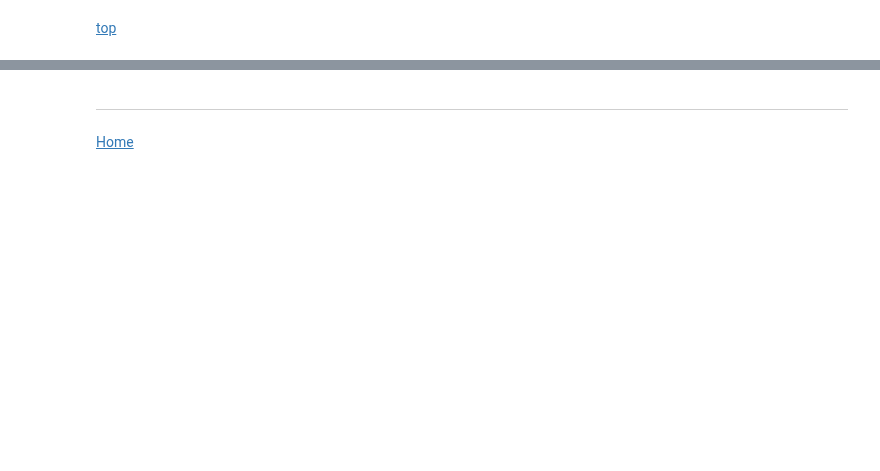
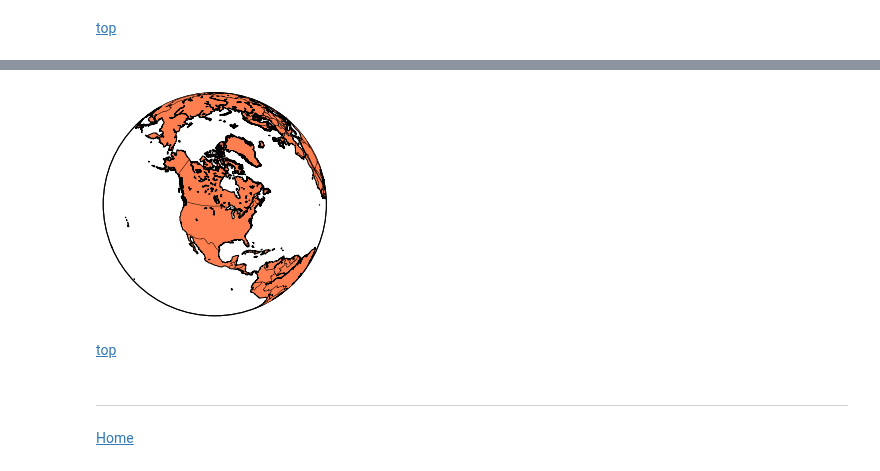
Before and after one commit to ehmatthes/intro_programming, a Jupyter notebook: notebooks/visualization_earthquakes.ipynb, the cells around one changed output, grey strips where cells are left out. Cells and saved outputs as stored; diff of their text form; code cells hidden in the pictures; blank space fills up the shorter version.

```diff
--- a/notebooks/visualization_earthquakes.ipynb
+++ b/notebooks/visualization_earthquakes.ipynb
@@ -154,3 +180,23 @@ If you get a map that looks incomplete, such as the one below, you may want to t
+# %%
+from mpl_toolkits.basemap import Basemap
+import matplotlib.pyplot as plt
+import numpy as np
+
+# make sure the value of resolution is a lowercase L,
+#  for 'low', not a numeral 1
+map = Basemap(projection='ortho', lat_0=50, lon_0=-100,
+              resolution='l', area_thresh=1000.0)
+
+map.drawcoastlines()
+map.drawcountries()
+map.fillcontinents(color='coral')
+map.drawmapboundary()
+
+plt.show()
+# %% [output]
+[figure, added]
+# %% [markdown]
+[top](#)
 # %% [markdown]
 - - -
 [Home](http://nbviewer.ipython.org/urls/raw.github.com/ehmatthes/intro_programming/master/notebooks/index.ipynb)
```
Also changed, not shown: parts of 4 cells of this notebook.
